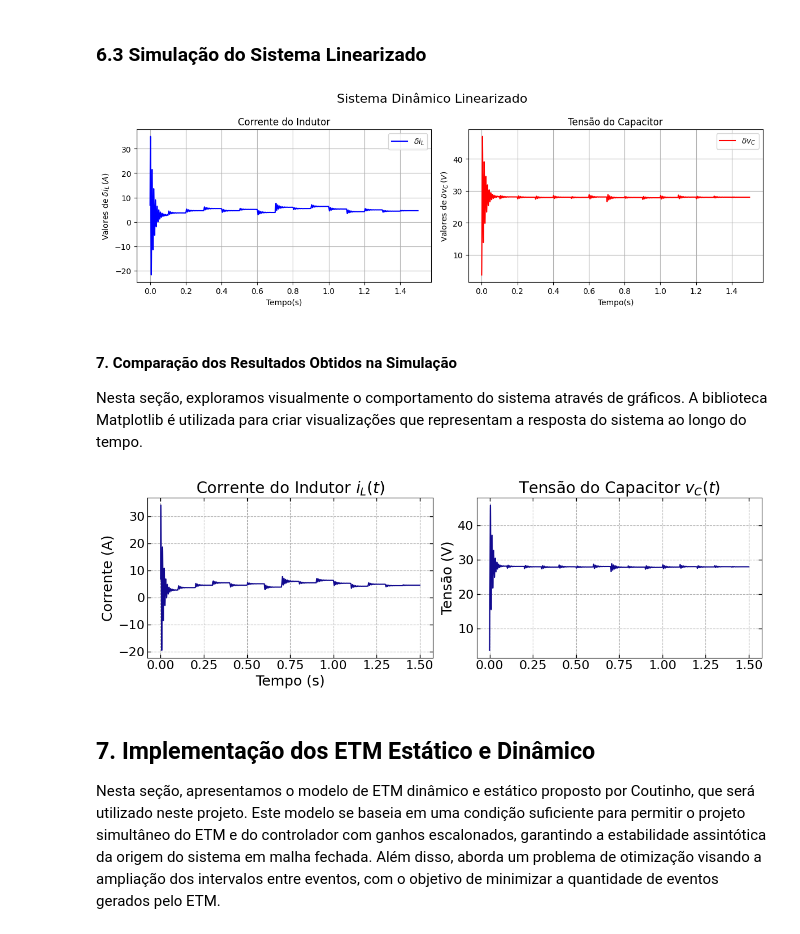
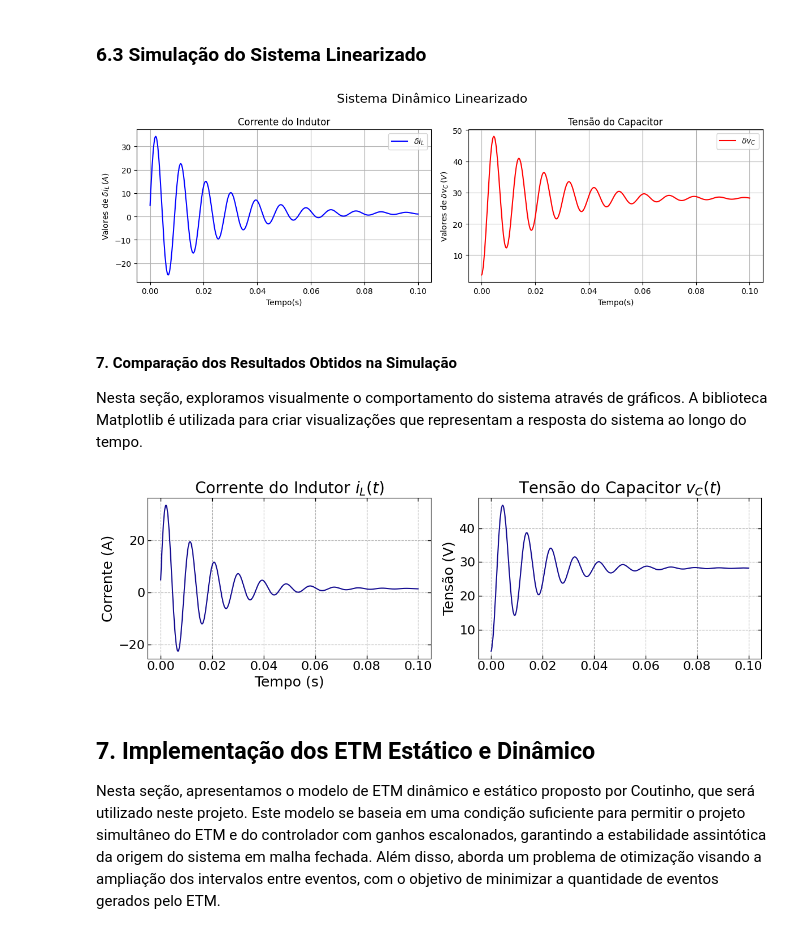
Before and after one commit to andel-vitorio/etc-for-dc-converters, a Jupyter notebook: simulations/buck-converter/sim2/op1.ipynb, the cells around one changed output. Saved outputs shown, nothing was run; the diff lists cells and outputs as text; code cells hidden in the pictures.

```diff
--- a/simulations/buck-converter/sim2/op1.ipynb
+++ b/simulations/buck-converter/sim2/op1.ipynb
@@ -186,8 +186,11 @@ def gen_u(timepts, values, D):
 # %%
 # Parâmetros do Circuito
 
-params = {'Vin': 48, 'rL': 0.1, 'rC': 10,
+params = {'Vin': 48, 'rL': 0.1, 'rC': 20,
           'L': 1e-3, 'C': 2.2e-3, 'op': {'Pcpl': 50, 'vC': 28}}
+
+
+timepts = np.arange(0, .1 + 1e-5, 1e-5)
 
 # Cálculo da Corrente e Duty Cycle de Operação
 op = params['op']
@@ -201,8 +204,6 @@ params['op']['d'] = D_OP
 U_OP = np.array([params['op']['d'], params['op']['Pcpl']])
 X_OP = np.array([params['op']['iL'], params['op']['vC']])
 
-step = 1e-5
-timepts = np.arange(0, 1.5 + step, step)
 
 # Entradas do Sistema
 D = params['op']['d']
@@ -212,20 +213,20 @@ P_CPL = params['op']['Pcpl']
 # Variação 1
 values = [
     (.0, 0),
-    (.1, 25),
-    (.2, 50),
-    (.3, 75),
-    (.4, 50),
-    (.5, 65),
-    (.6, 30),
-    (.7, 90),
-    (.8, 75),
-    (.9, 100),
-    (1., 70),
-    (1.1, 40),
-    (1.2, 60),
-    (1.3, 45),
-    (1.4, 50),
+    # (.1, 25),
+    # (.2, 50),
+    # (.3, 75),
+    # (.4, 50),
+    # (.5, 65),
+    # (.6, 30),
+    # (.7, 90),
+    # (.8, 75),
+    # (.9, 100),
+    # (1., 70),
+    # (1.1, 40),
+    # (1.2, 60),
+    # (1.3, 45),
+    # (1.4, 50),
 ]
 
 U = gen_u(timepts, values, D)
@@ -449,14 +450,14 @@ fig.suptitle('Sistema Dinâmico Linearizado', fontsize=16)
 plt.tight_layout()
 plt.show()
 # %% [output]
-[figure, old version]
+[figure, new version]
 # %% [markdown]
 #### 7. Comparação dos Resultados Obtidos na Simulação
 
 Nesta seção, exploramos visualmente o comportamento do sistema através de gráficos. A biblioteca Matplotlib é utilizada para criar visualizações que representam a resposta do sistema ao longo do tempo.
 # %%
 # Definindo o tamanho da figura e os subplots
-fig, axs = plt.subplots(1, 2, figsize=(12, 4))
+fig, axs = plt.subplots(1, 2, figsize=(12, 3))
 
 linewidth = 1.5
 
@@ -472,34 +473,34 @@ axs[0].set_ylabel('Corrente (A)', fontsize=18)
 axs[0].grid(linestyle='--')
 axs[0].set_title('Corrente do Indutor $i_L(t)$', fontsize=20)
 axs[0].tick_params(axis='both', direction='in', length=4, width=1,
                    colors='black', top=True, right=True, labelsize=16)
 
 # Plotando o segundo gráfico para a tensão do capacitor
 
 axs[1].plot(t, y_translated_nonlinear[1] + params['op']['vC'],
             linestyle='-', color='#120a8f', label='Não linear Transladado', linewidth=linewidth)
 
 # axs[1].plot(t, y_linear[1] + params['op']['vC'], linestyle='-',
 #             color='#8b0000', label='Linearizado', linewidth=linewidth)
 
 # axs[1].set_xlabel('Tempo (s)', fontsize=18)
 axs[1].set_ylabel('Tensão (V)', fontsize=18)
 axs[1].grid(linestyle='--')
 axs[1].set_title('Tensão do Capacitor $v_C(t)$', fontsize=20)
 axs[1].tick_params(axis='both', direction='in', length=4, width=1,
                    colors='black', top=True, right=True, labelsize=16)
 
 # Criando uma única legenda para ambos os subplots
 # fig.legend([line1, line2], ['Não Linear', 'Linearizado'],
 #            fontsize=18, loc='upper center', bbox_to_anchor=(.5, 0.0), fancybox=False, shadow=False, ncol=2)
 
 # Ajustando o layout para evitar sobreposição
 plt.tight_layout()
 
 plt.savefig(
     '/home/andel/Projetos/Latex/[TCC] Andevaldo Vitório/figuras/buck/sim2/op1/result_nonlinear.eps', format='eps', bbox_inches='tight')
 # %% [output]
-[figure, old version]
+[figure, new version]
 # %% [markdown]
 ## 7. Implementação dos ETM Estático e Dinâmico
 
```
Also changed, not shown: parts of 5 cells of this notebook, 5 other files.
